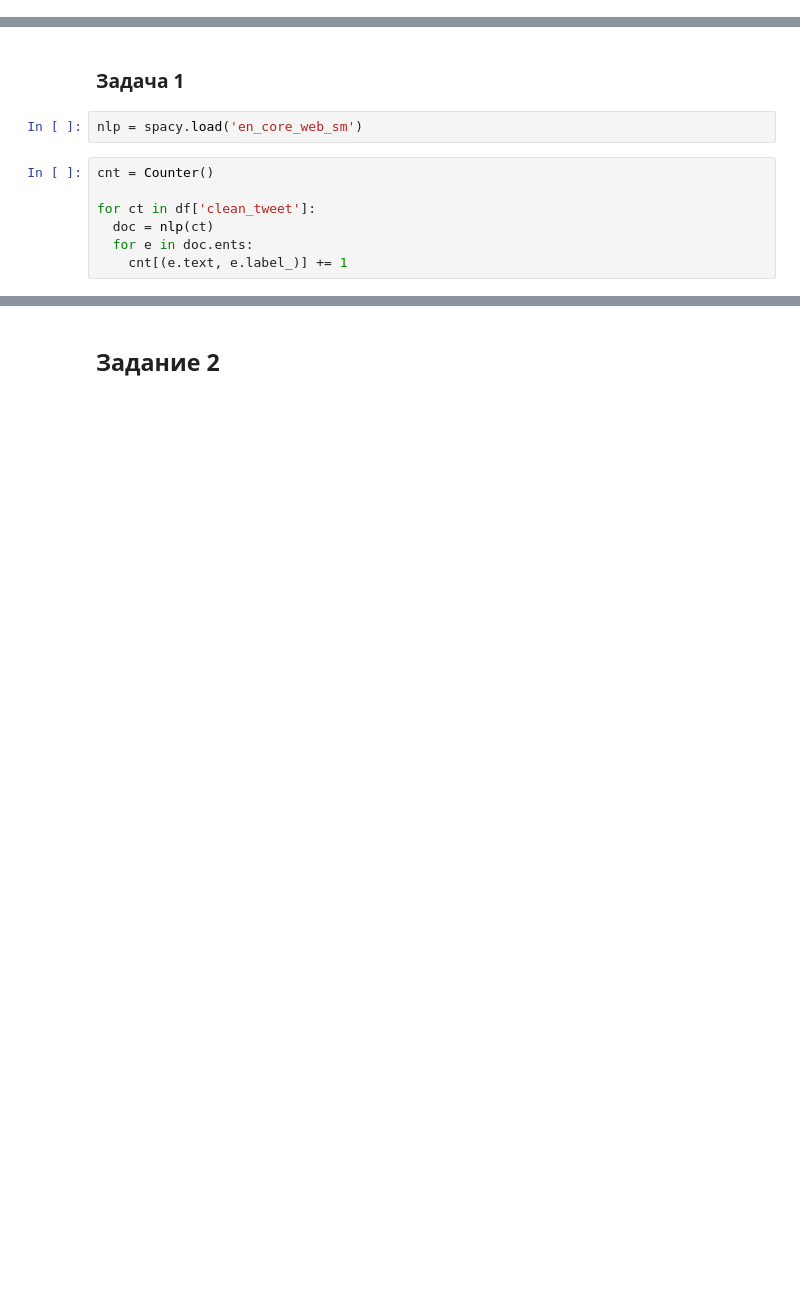
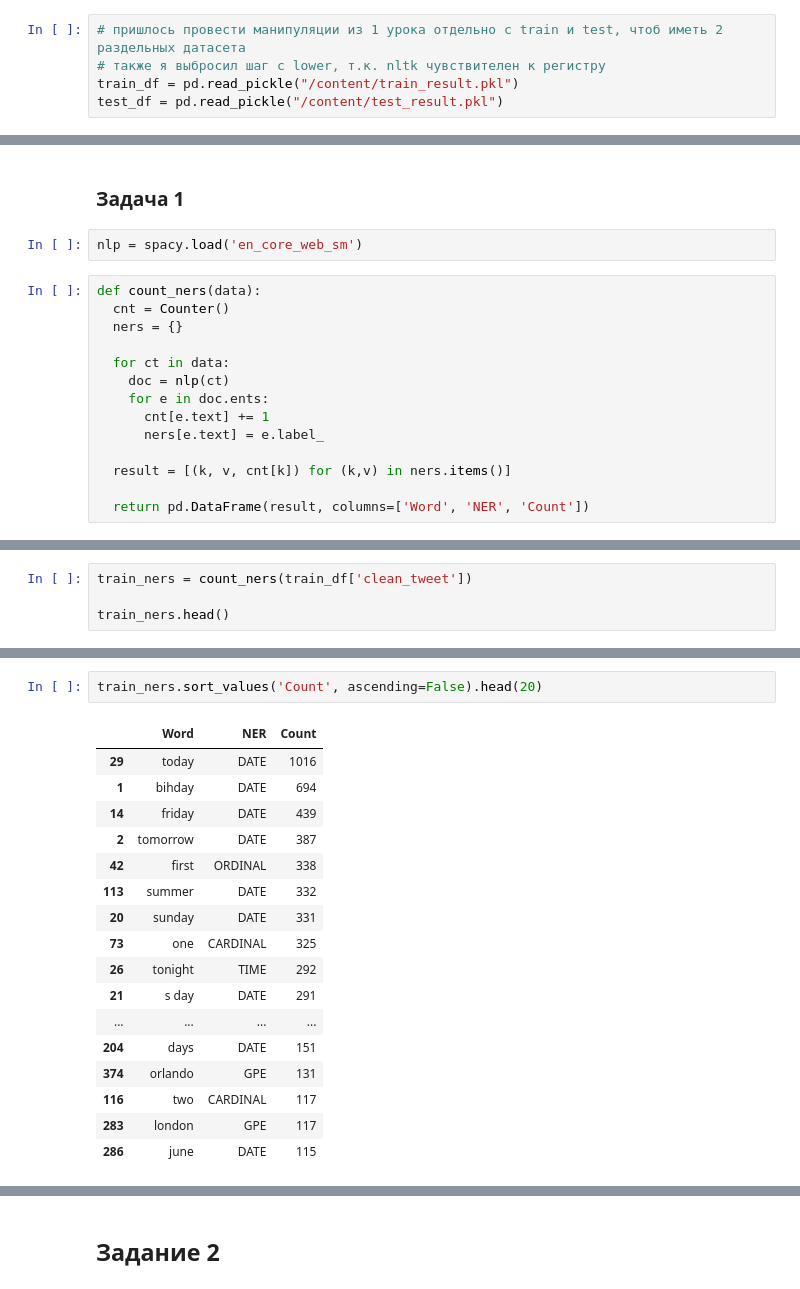
Before and after one commit to leor/nlp, a Jupyter notebook: l3/hw_lesson3.ipynb, the cells around one changed output, grey strips where cells are left out. Cells and saved outputs as stored; diff of their text form; blank space fills up the shorter version.

```diff
--- a/l3/hw_lesson3.ipynb
+++ b/l3/hw_lesson3.ipynb
@@ -13 +9,6 @@ df = pd.read_pickle("/content/result.pkl")
+# %%
+# пришлось провести манипуляции из 1 урока отдельно с train и test, чтоб иметь 2 раздельных датасета
+# также я выбросил шаг с lower, т.к. nltk чувствителен к регистру
+train_df = pd.read_pickle("/content/train_result.pkl")
+test_df = pd.read_pickle("/content/test_result.pkl")
 # %%
@@ -24,9 +34,16 @@ df.head()
 # %%
 nlp = spacy.load('en_core_web_sm')
 # %%
-cnt = Counter()
+def count_ners(data):
+  cnt = Counter()
+  ners = {}
 
-for ct in df['clean_tweet']:
-  doc = nlp(ct)
-  for e in doc.ents:
-    cnt[(e.text, e.label_)] += 1
+  for ct in data:
+    doc = nlp(ct)
+    for e in doc.ents:
+      cnt[e.text] += 1
+      ners[e.text] = e.label_
+
+  result = [(k, v, cnt[k]) for (k,v) in ners.items()]
+
+  return pd.DataFrame(result, columns=['Word', 'NER', 'Count'])
@@ -79,0 +50,4 @@ cnt.most_common(50)
+# %%
+train_ners = count_ners(train_df['clean_tweet'])
+
+train_ners.head()
@@ -79,0 +61,20 @@ cnt.most_common(50)
+# %%
+train_ners.sort_values('Count', ascending=False).head(20)
+# %% [output]
+|  | Word | NER | Count |
+| 29 | today | DATE | 1016 |
+| 1 | bihday | DATE | 694 |
+| 14 | friday | DATE | 439 |
+| 2 | tomorrow | DATE | 387 |
+| 42 | first | ORDINAL | 338 |
+| 113 | summer | DATE | 332 |
+| 20 | sunday | DATE | 331 |
+| 73 | one | CARDINAL | 325 |
+| 26 | tonight | TIME | 292 |
+| 21 | s day | DATE | 291 |
+| ... | ... | ... | ... |
+| 204 | days | DATE | 151 |
+| 374 | orlando | GPE | 131 |
+| 116 | two | CARDINAL | 117 |
+| 283 | london | GPE | 117 |
+| 286 | june | DATE | 115 |
```
Also changed, not shown: parts of 32 cells of this notebook, 3 other files.
